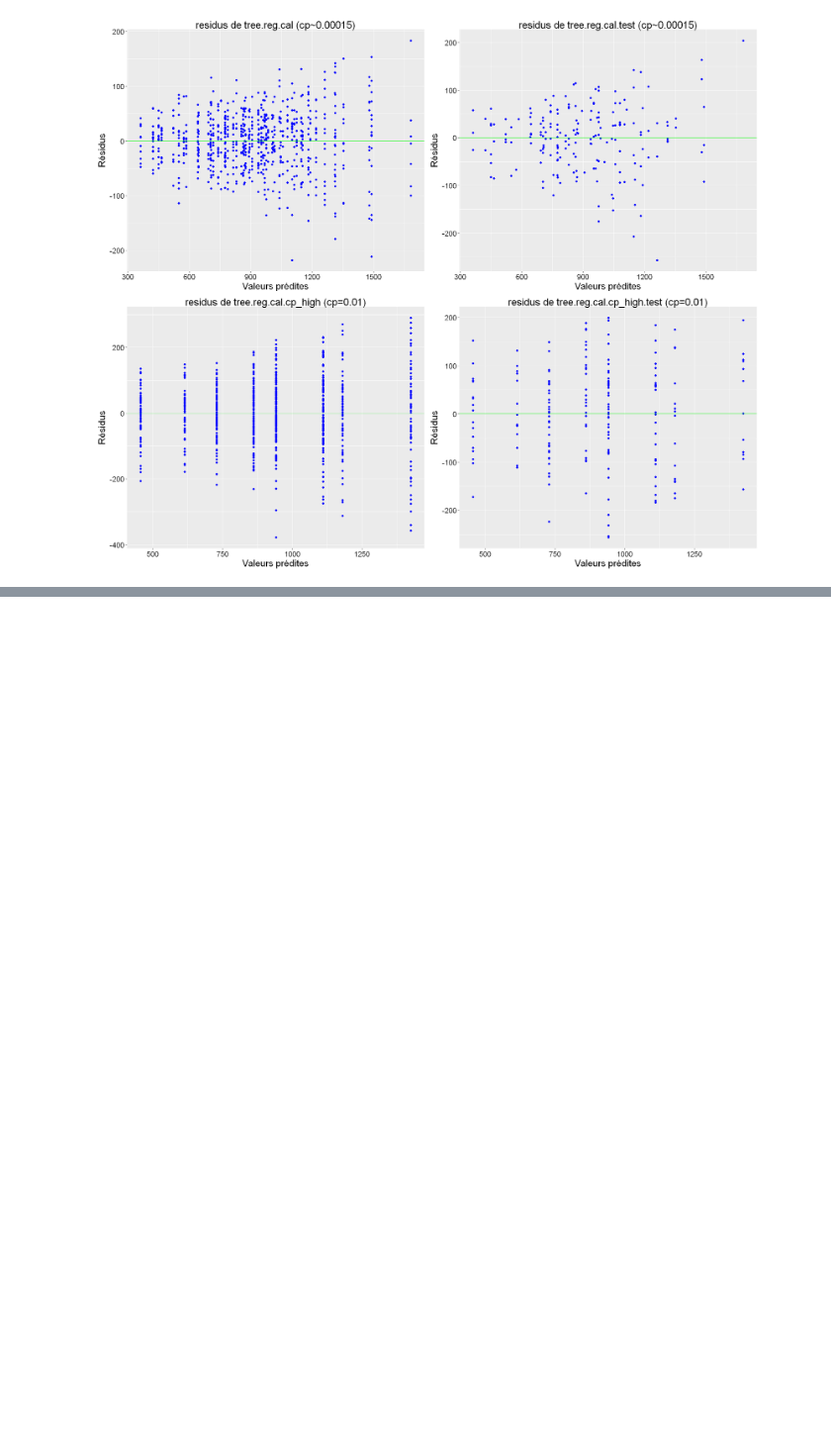
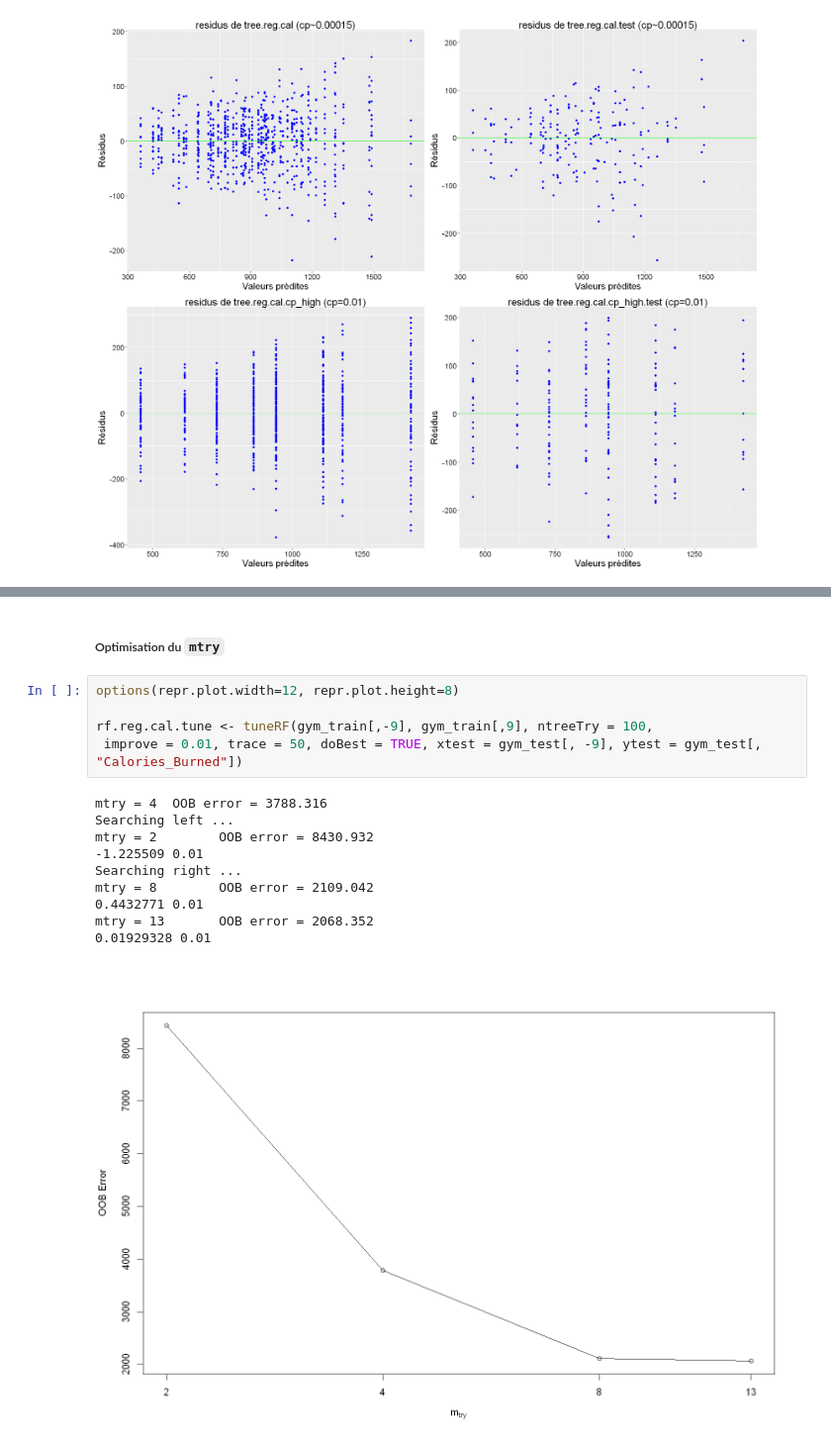
Before and after one commit to Dorianhgn/ProjetML4A, a Jupyter notebook: Calories_Burned/Dorian/R.ipynb, the cells around one changed output, grey strips where cells are left out. Shown at 99% size. Drawn from its saved outputs; the diff is of its cells as text; blank space fills up the shorter version.

```diff
--- a/Calories_Burned/Dorian/R.ipynb
+++ b/Calories_Burned/Dorian/R.ipynb
@@ -584,0 +640,18 @@ Pour conclure, bien que l’arbre complexe ne soit pas optimal (sur-apprentissag
+# %% [markdown]
+##### Optimisation du `mtry`
+# %%
+options(repr.plot.width=12, repr.plot.height=8)
+
+rf.reg.cal.tune <- tuneRF(gym_train[,-9], gym_train[,9], ntreeTry = 100,
+ improve = 0.01, trace = 50, doBest = TRUE, xtest = gym_test[, -9], ytest = gym_test[, "Calories_Burned"])
+# %% [output]
+mtry = 4  OOB error = 3788.316
+Searching left ...
+mtry = 2        OOB error = 8430.932
+-1.225509 0.01
+Searching right ...
+mtry = 8        OOB error = 2109.042
+0.4432771 0.01
+mtry = 13       OOB error = 2068.352
+0.01929328 0.01
+[figure, added]
```
Also changed, not shown: parts of 25 cells of this notebook.
